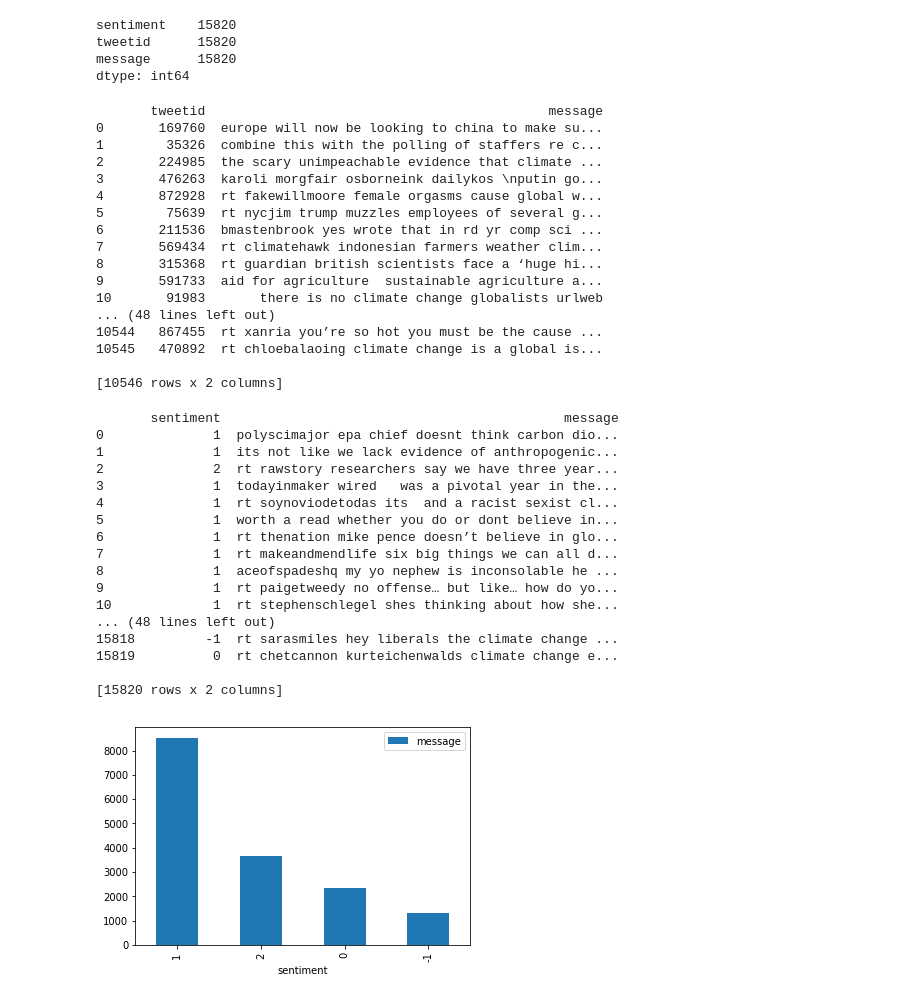
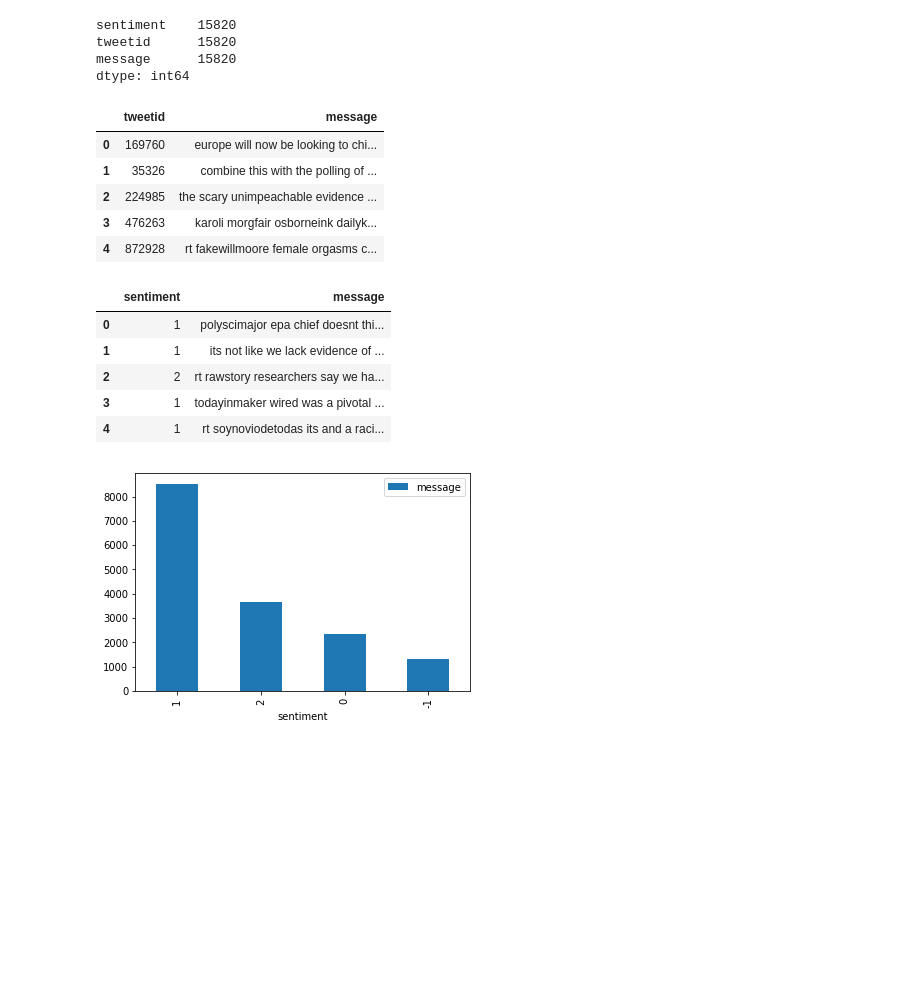
Before and after one commit to nlorekang/Classification, a Jupyter notebook: Classification Predict.ipynb, the cells around one changed output. Drawn from its saved outputs; the diff is of its cells as text; code cells hidden in the pictures; blank space fills up the shorter version.

```diff
--- a/Classification Predict.ipynb
+++ b/Classification Predict.ipynb
@@ -147,49 +136,25 @@ sentiment    15820
 tweetid      15820
 message      15820
 dtype: int64
-# %%
-# all_test_df.count()
-print(all_test_df)
-# %% [output]
-       tweetid                                            message
-0       169760  europe will now be looking to china to make su...
-1        35326  combine this with the polling of staffers re c...
-2       224985  the scary unimpeachable evidence that climate ...
-3       476263  karoli morgfair osborneink dailykos \nputin go...
-4       872928  rt fakewillmoore female orgasms cause global w...
-5        75639  rt nycjim trump muzzles employees of several g...
-6       211536  bmastenbrook yes wrote that in rd yr comp sci ...
-7       569434  rt climatehawk indonesian farmers weather clim...
-8       315368  rt guardian british scientists face a ‘huge hi...
-9       591733  aid for agriculture  sustainable agriculture a...
-10       91983       there is no climate change globalists urlweb
-... (48 lines left out)
-10544   867455  rt xanria you’re so hot you must be the cause ...
-10545   470892  rt chloebalaoing climate change is a global is...
-
-[10546 rows x 2 columns]
+# %%
+all_test_df.head()
+# %% [output]
+|  | tweetid | message |
+| 0 | 169760 | europe will now be looking to chi... |
+| 1 | 35326 | combine this with the polling of ... |
+| 2 | 224985 | the scary unimpeachable evidence ... |
+| 3 | 476263 | karoli morgfair osborneink dailyk... |
+| 4 | 872928 | rt fakewillmoore female orgasms c... |
 # %%
 all_df_plot = all_df.drop('tweetid', axis=1)
-# X = mbti.drop('y', axis=1)
-print (all_df_plot)
+all_df_plot.head()
 # %% [output]
-       sentiment                                            message
-0              1  polyscimajor epa chief doesnt think carbon dio...
-1              1  its not like we lack evidence of anthropogenic...
-2              2  rt rawstory researchers say we have three year...
-3              1  todayinmaker wired   was a pivotal year in the...
-4              1  rt soynoviodetodas its  and a racist sexist cl...
-5              1  worth a read whether you do or dont believe in...
-6              1  rt thenation mike pence doesn’t believe in glo...
-7              1  rt makeandmendlife six big things we can all d...
-8              1  aceofspadeshq my yo nephew is inconsolable he ...
-9              1  rt paigetweedy no offense… but like… how do yo...
-10             1  rt stephenschlegel shes thinking about how she...
-... (48 lines left out)
-15818         -1  rt sarasmiles hey liberals the climate change ...
-15819          0  rt chetcannon kurteichenwalds climate change e...
-
-[15820 rows x 2 columns]
+|  | sentiment | message |
+| 0 | 1 | polyscimajor epa chief doesnt thi... |
+| 1 | 1 | its not like we lack evidence of ... |
+| 2 | 2 | rt rawstory researchers say we ha... |
+| 3 | 1 | todayinmaker wired was a pivotal ... |
+| 4 | 1 | rt soynoviodetodas its and a raci... |
 # %%
 # Plot message by sentiment
 sum_df = all_df_plot[['sentiment', 'message']].groupby('sentiment').count()
```
Also changed, not shown: parts of 40 cells of this notebook.
